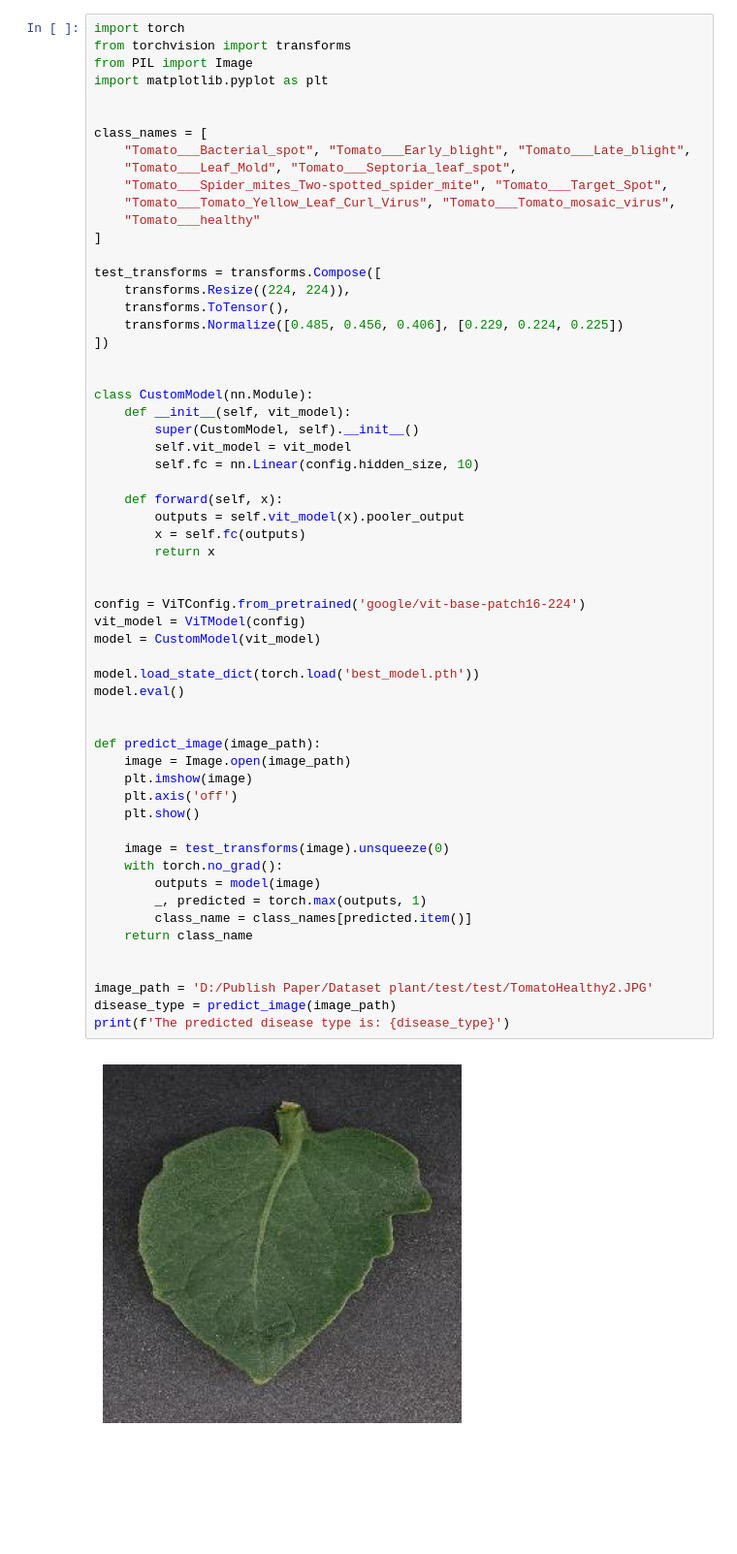
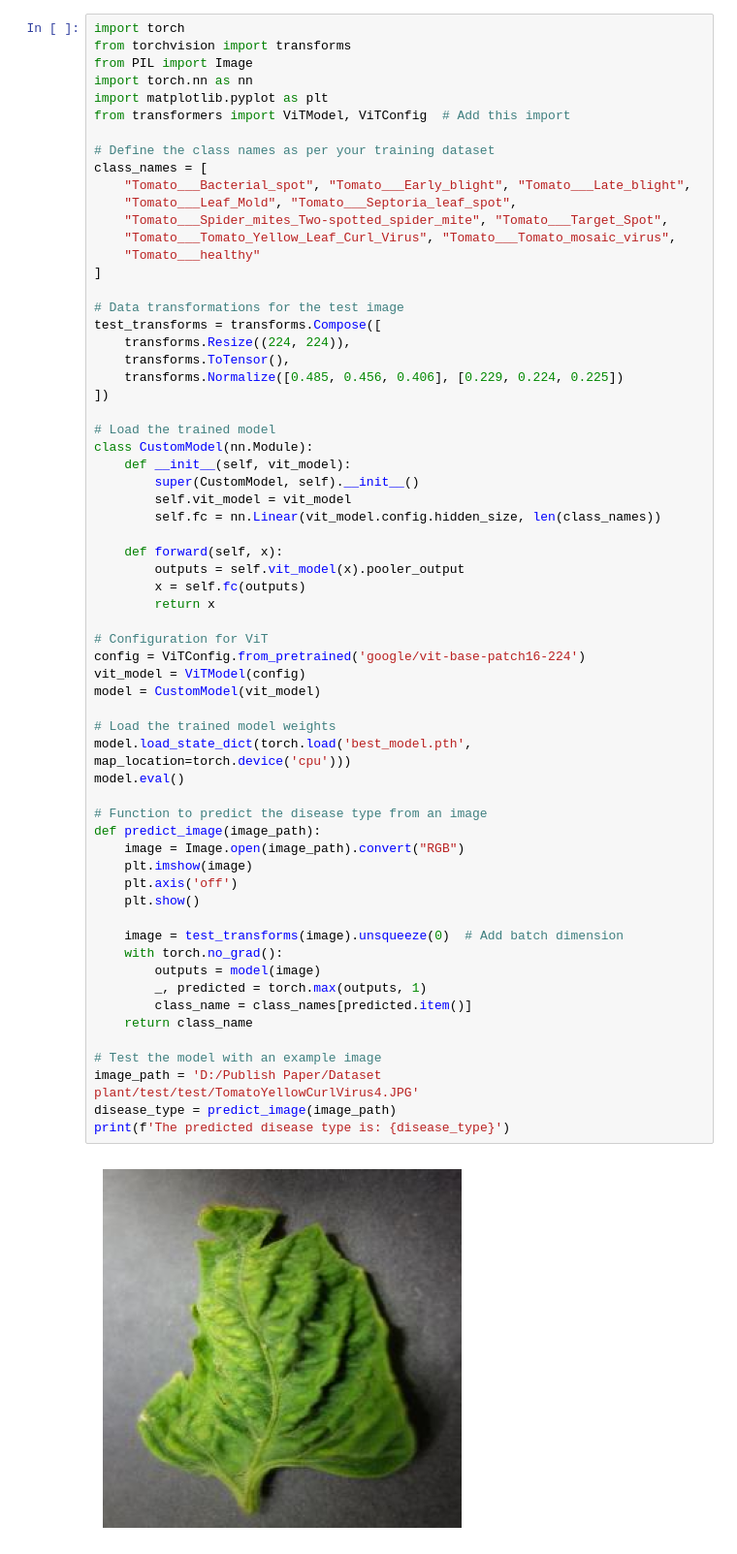
Before and after one commit to ashinno/Plant-Diseases-Detection, a Jupyter notebook: Model-test.ipynb, the cells around one changed output. Shown at 97% size. Saved outputs shown, nothing was run; the diff lists cells and outputs as text; blank space fills up the shorter version.

```diff
--- a/Model-test.ipynb
+++ b/Model-test.ipynb
@@ -2,9 +2,11 @@
 import torch
 from torchvision import transforms
 from PIL import Image
+import torch.nn as nn
 import matplotlib.pyplot as plt
+from transformers import ViTModel, ViTConfig  # Add this import
 
-
+# Define the class names as per your training dataset
 class_names = [
     "Tomato___Bacterial_spot", "Tomato___Early_blight", "Tomato___Late_blight",
     "Tomato___Leaf_Mold", "Tomato___Septoria_leaf_spot",
@@ -13,49 +15,51 @@ class_names = [
     "Tomato___healthy"
 ]
 
+# Data transformations for the test image
 test_transforms = transforms.Compose([
     transforms.Resize((224, 224)),
     transforms.ToTensor(),
     transforms.Normalize([0.485, 0.456, 0.406], [0.229, 0.224, 0.225])
 ])
 
-
+# Load the trained model
 class CustomModel(nn.Module):
     def __init__(self, vit_model):
         super(CustomModel, self).__init__()
         self.vit_model = vit_model
-        self.fc = nn.Linear(config.hidden_size, 10)
+        self.fc = nn.Linear(vit_model.config.hidden_size, len(class_names))
 
     def forward(self, x):
         outputs = self.vit_model(x).pooler_output
         x = self.fc(outputs)
         return x
 
-
+# Configuration for ViT
 config = ViTConfig.from_pretrained('google/vit-base-patch16-224')
 vit_model = ViTModel(config)
 model = CustomModel(vit_model)
 
-model.load_state_dict(torch.load('best_model.pth'))
+# Load the trained model weights
+model.load_state_dict(torch.load('best_model.pth', map_location=torch.device('cpu')))
 model.eval()
 
-
+# Function to predict the disease type from an image
 def predict_image(image_path):
-    image = Image.open(image_path)
+    image = Image.open(image_path).convert("RGB")
     plt.imshow(image)
     plt.axis('off')
     plt.show()
 
-    image = test_transforms(image).unsqueeze(0)
+    image = test_transforms(image).unsqueeze(0)  # Add batch dimension
     with torch.no_grad():
         outputs = model(image)
         _, predicted = torch.max(outputs, 1)
         class_name = class_names[predicted.item()]
     return class_name
 
-
-image_path = 'D:/Publish Paper/Dataset plant/test/test/TomatoHealthy2.JPG'
+# Test the model with an example image
+image_path = 'D:/Publish Paper/Dataset plant/test/test/TomatoYellowCurlVirus4.JPG'
 disease_type = predict_image(image_path)
 print(f'The predicted disease type is: {disease_type}')
 # %% [output]
-[figure, old version]
+[figure, new version]
```
Also changed, not shown: parts of 1 cell of this notebook.
